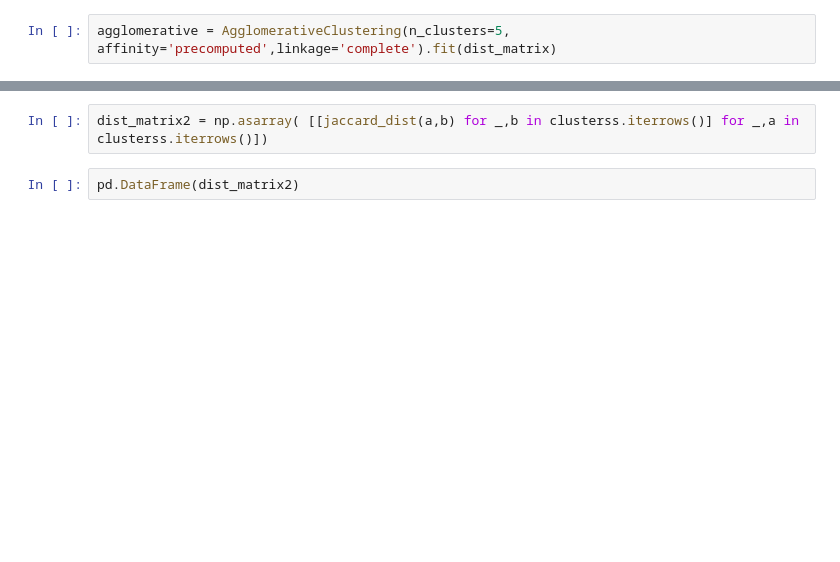
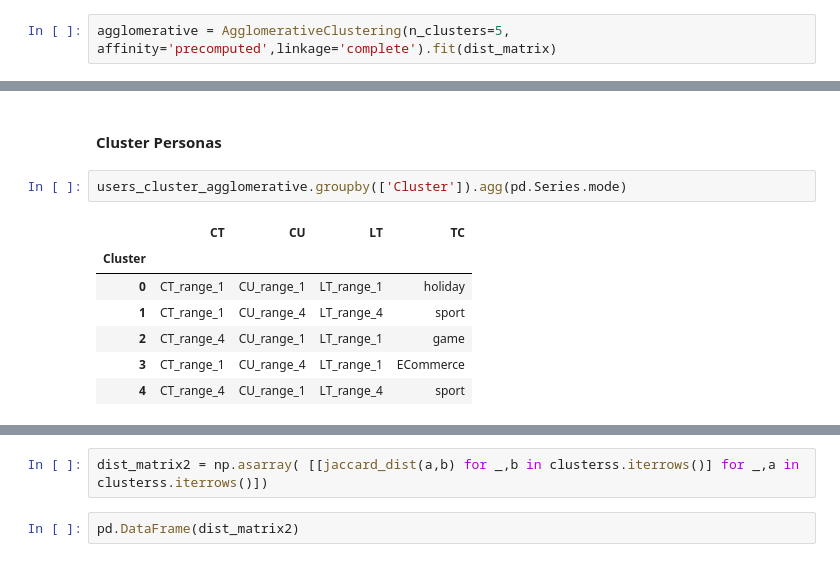
Before and after one commit to pcastiglione99/Data-Quality-Project, a Jupyter notebook: src/project.ipynb, the cells around one changed output, grey strips where cells are left out. Drawn from its saved outputs; the diff is of its cells as text; blank space fills up the shorter version.

```diff
--- a/src/project.ipynb
+++ b/src/project.ipynb
@@ -177,3 +296,15 @@ users_cluster_agglomerative
+# %% [markdown]
+#### Cluster Personas
+# %%
+users_cluster_agglomerative.groupby(['Cluster']).agg(pd.Series.mode)
+# %% [output]
+|  | CT | CU | LT | TC |
+| Cluster |  |  |  |  |
+| 0 | CT_range_1 | CU_range_1 | LT_range_1 | holiday |
+| 1 | CT_range_1 | CU_range_4 | LT_range_4 | sport |
+| 2 | CT_range_4 | CU_range_1 | LT_range_1 | game |
+| 3 | CT_range_1 | CU_range_4 | LT_range_1 | ECommerce |
+| 4 | CT_range_4 | CU_range_1 | LT_range_4 | sport |
 # %%
 clusterss = users.groupby(['CT','CU','LT','TC']).size().reset_index(name='Count')#.iloc[:,:-1]
 clusterss
```
Also changed, not shown: parts of 18 cells of this notebook.
